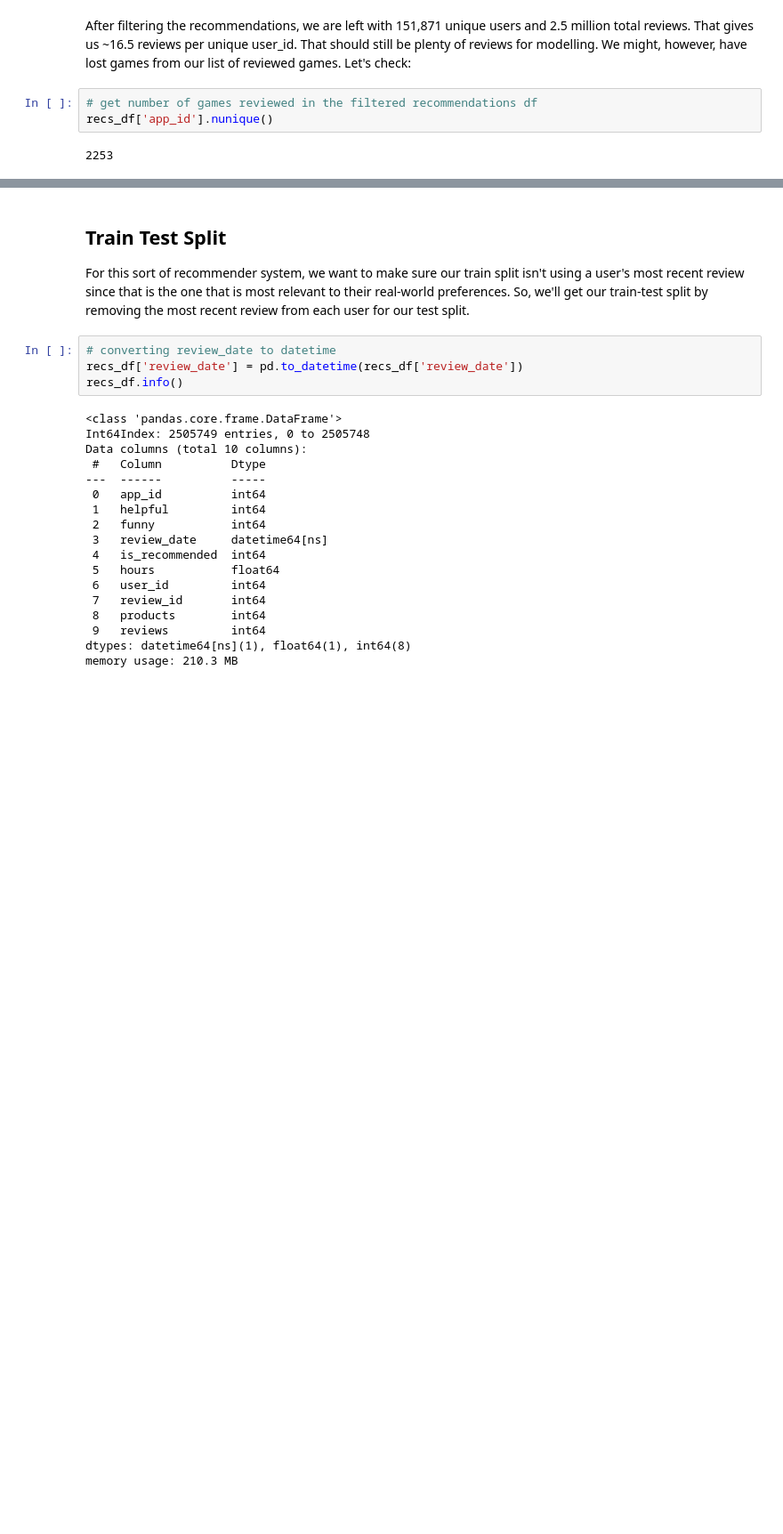
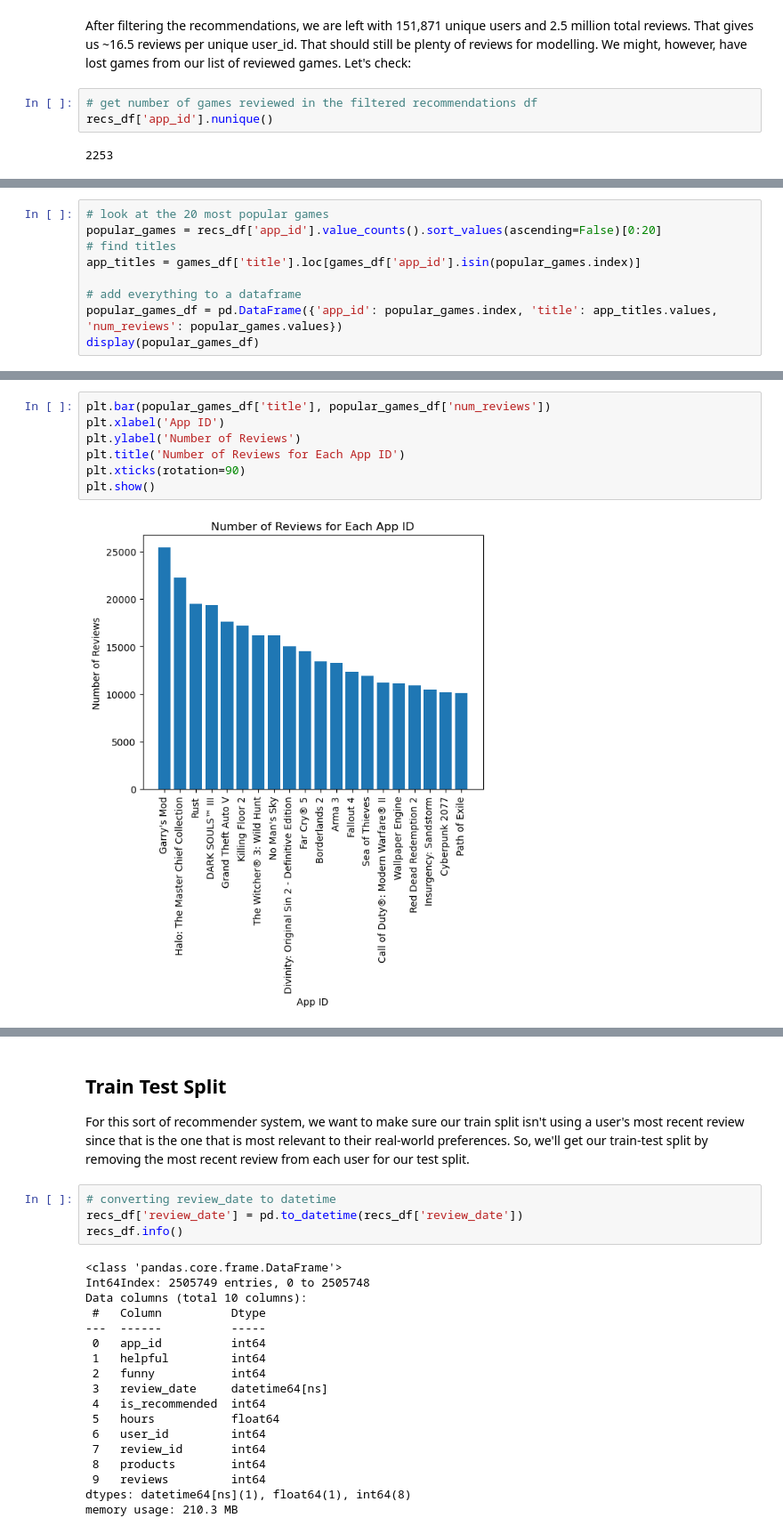
Before and after one commit to ericbohner/Capstone, a Jupyter notebook: NCF_Model.ipynb, the cells around one changed output, grey strips where cells are left out. Shown at 89% size. Saved outputs shown, nothing was run; the diff lists cells and outputs as text; blank space fills up the shorter version.

```diff
--- a/NCF_Model.ipynb
+++ b/NCF_Model.ipynb
@@ -97,0 +114,9 @@ By filtering our recs_df to only include users with 10 or more reviews, we end u
+# %%
+# look at the 20 most popular games
+popular_games = recs_df['app_id'].value_counts().sort_values(ascending=False)[0:20]
+# find titles
+app_titles = games_df['title'].loc[games_df['app_id'].isin(popular_games.index)]
+
+# add everything to a dataframe
+popular_games_df = pd.DataFrame({'app_id': popular_games.index, 'title': app_titles.values, 'num_reviews': popular_games.values})
+display(popular_games_df)
@@ -97,0 +141,9 @@ By filtering our recs_df to only include users with 10 or more reviews, we end u
+# %%
+plt.bar(popular_games_df['title'], popular_games_df['num_reviews'])
+plt.xlabel('App ID')
+plt.ylabel('Number of Reviews')
+plt.title('Number of Reviews for Each App ID')
+plt.xticks(rotation=90)
+plt.show()
+# %% [output]
+[figure, added]
```
Also changed, not shown: parts of 9 cells of this notebook, 5 other files.
